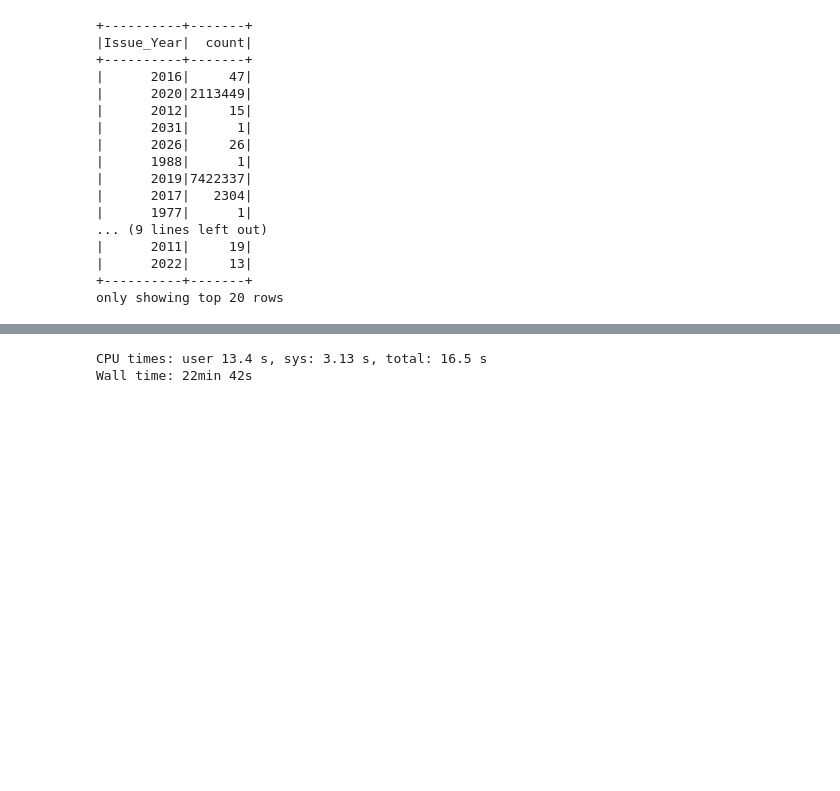
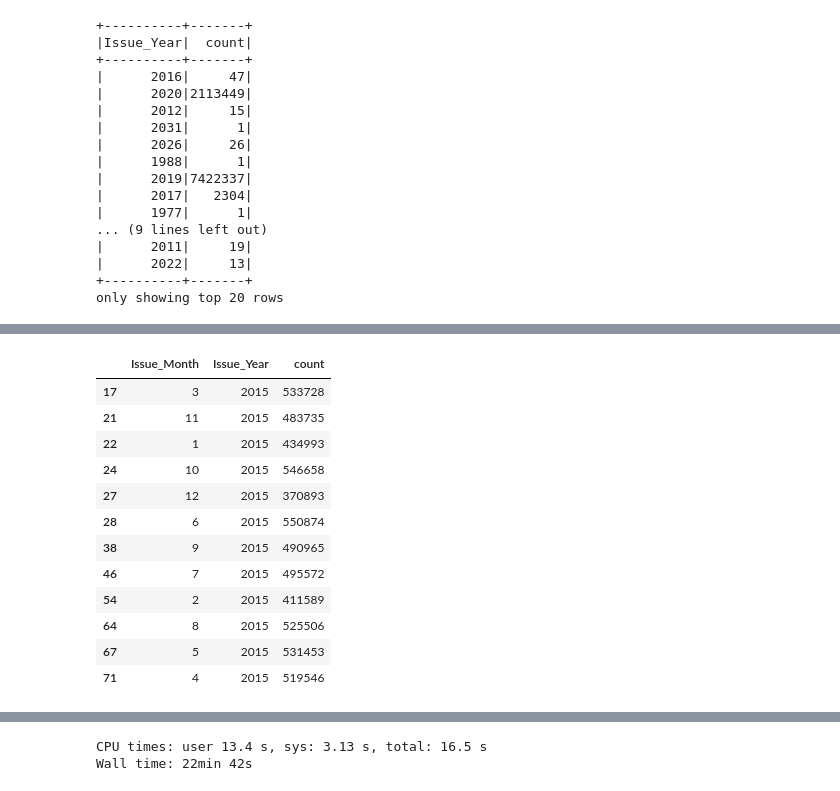
Before and after one commit to mrjtrj/nyc-parking-tickets, a Jupyter notebook: Parking_tickets_analysis.ipynb, the cells around one changed output, grey strips where cells are left out. Drawn from its saved outputs; the diff is of its cells as text; code cells hidden in the pictures; blank space fills up the shorter version.

```diff
--- a/Parking_tickets_analysis.ipynb
+++ b/Parking_tickets_analysis.ipynb
@@ -496,2 +439,19 @@ Wall time: 4.23 s
+# %%
+test = cound_pd[cound_pd.Issue_Year == 2015]
+test
+# %% [output]
+|  | Issue_Month | Issue_Year | count |
+| 17 | 3 | 2015 | 533728 |
+| 21 | 11 | 2015 | 483735 |
+| 22 | 1 | 2015 | 434993 |
+| 24 | 10 | 2015 | 546658 |
+| 27 | 12 | 2015 | 370893 |
+| 28 | 6 | 2015 | 550874 |
+| 38 | 9 | 2015 | 490965 |
+| 46 | 7 | 2015 | 495572 |
+| 54 | 2 | 2015 | 411589 |
+| 64 | 8 | 2015 | 525506 |
+| 67 | 5 | 2015 | 531453 |
+| 71 | 4 | 2015 | 519546 |
 # %%
 ## Bar plot
```
Also changed, not shown: parts of 47 cells of this notebook.
